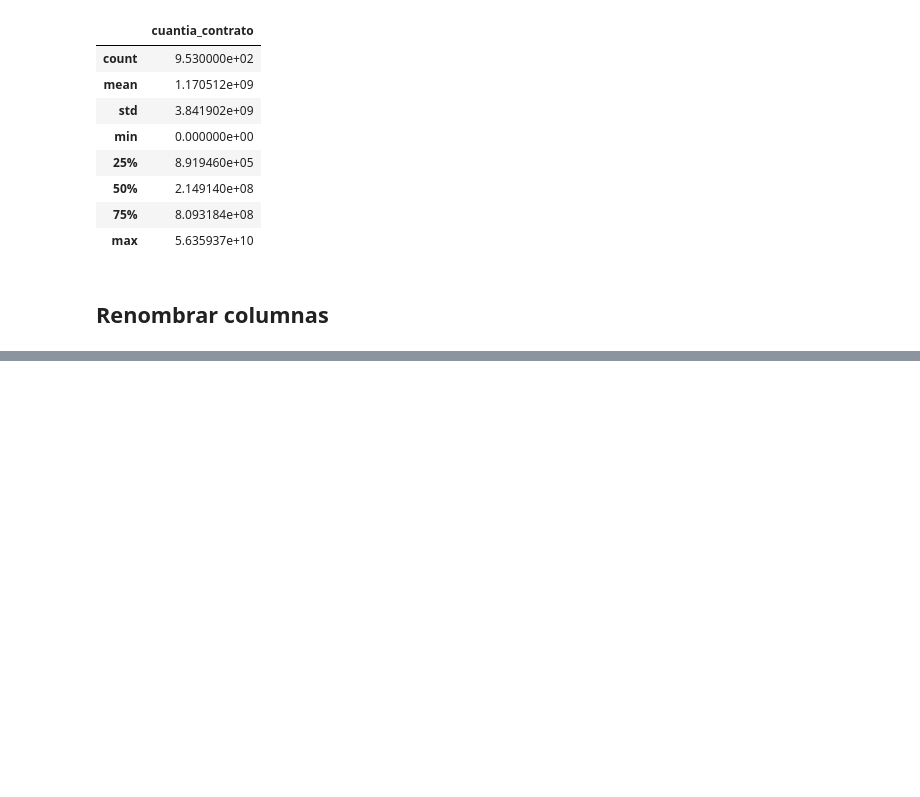
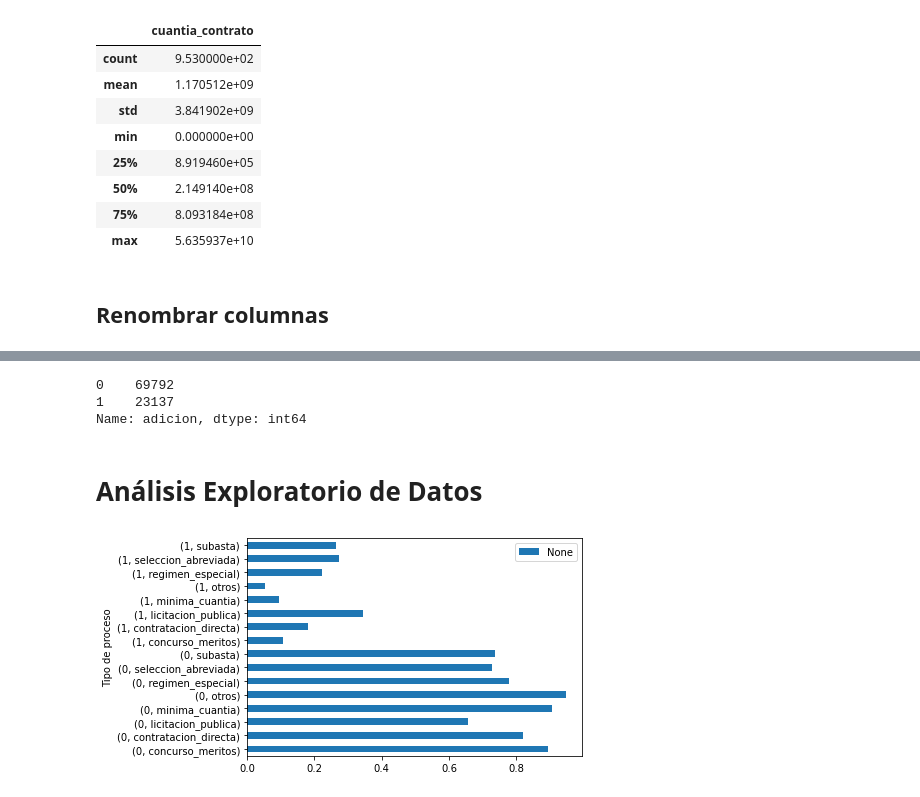
Before and after one commit to hfelizzola/Codigos-y-Modelos, a Jupyter notebook: procesamiento_limpieza.ipynb, the cells around one changed output, grey strips where cells are left out. Cells and saved outputs as stored; diff of their text form; code cells hidden in the pictures; blank space fills up the shorter version.

Commit message:
integración de bases de datos y EDA

```diff
--- a/procesamiento_limpieza.ipynb
+++ b/procesamiento_limpieza.ipynb
@@ -981,3 +981,7 @@ March         6740
 January       5648
 February      5341
 Name: mes_inicio, dtype: int64
+# %%
+# Extraer el mes de la fecha de firma del contrato
+contratos["mes_firma"] = pd.to_datetime(contratos["fecha_firma_contrato"]).dt.month_name()
+contratos.groupby(["mes_firma"]).size()
@@ -1167,0 +1188,6 @@ contratos.to_csv('Datos/atributos_contratos_compras.csv', index=False)
+# %%
+# Integrar las bases de datos
+tabla_maestra = pd.merge(left=contratos,
+                right=ind_entidad,
+                how="left",
+                on='nombre_entidad')
@@ -1167,0 +1230,8 @@ contratos.to_csv('Datos/atributos_contratos_compras.csv', index=False)
+# %%
+tabla_maestra["adicion"] = np.where(((tabla_maestra["at_con_valor_adiciones"] > 0 )| (tabla_maestra["at_con_tiempo_adiciones_dias"] > 0)), 1, 0)
+#tabla_maestra.drop(columns=["at_con_valor_adiciones","at_con_tiempo_adiciones_dias"], inplace=True)
+tabla_maestra["adicion"].value_counts()
+# %% [output]
+0    69792
+1    23137
+Name: adicion, dtype: int64
@@ -1167,0 +1242,15 @@ contratos.to_csv('Datos/atributos_contratos_compras.csv', index=False)
+# %% [markdown]
+# Análisis Exploratorio de Datos
+# %%
+def perc_class(df):
+    p = df['adicion'].value_counts()
+    p = p/np.sum(p)
+    return p
+# %%
+# Proporción de contratos con adiciones por tipo de proceso
+tabla_maestra.groupby(['at_con_tipo_proceso']).apply(perc_class).unstack().plot(kind='barh', stacked=True)
+plt.ylabel('Tipo de proceso')
+plt.legend(bbox_to_anchor=(1.0, 1.0))
+plt.show()
+# %% [output]
+[figure, added]
```
Also changed, not shown: parts of 24 cells of this notebook.
